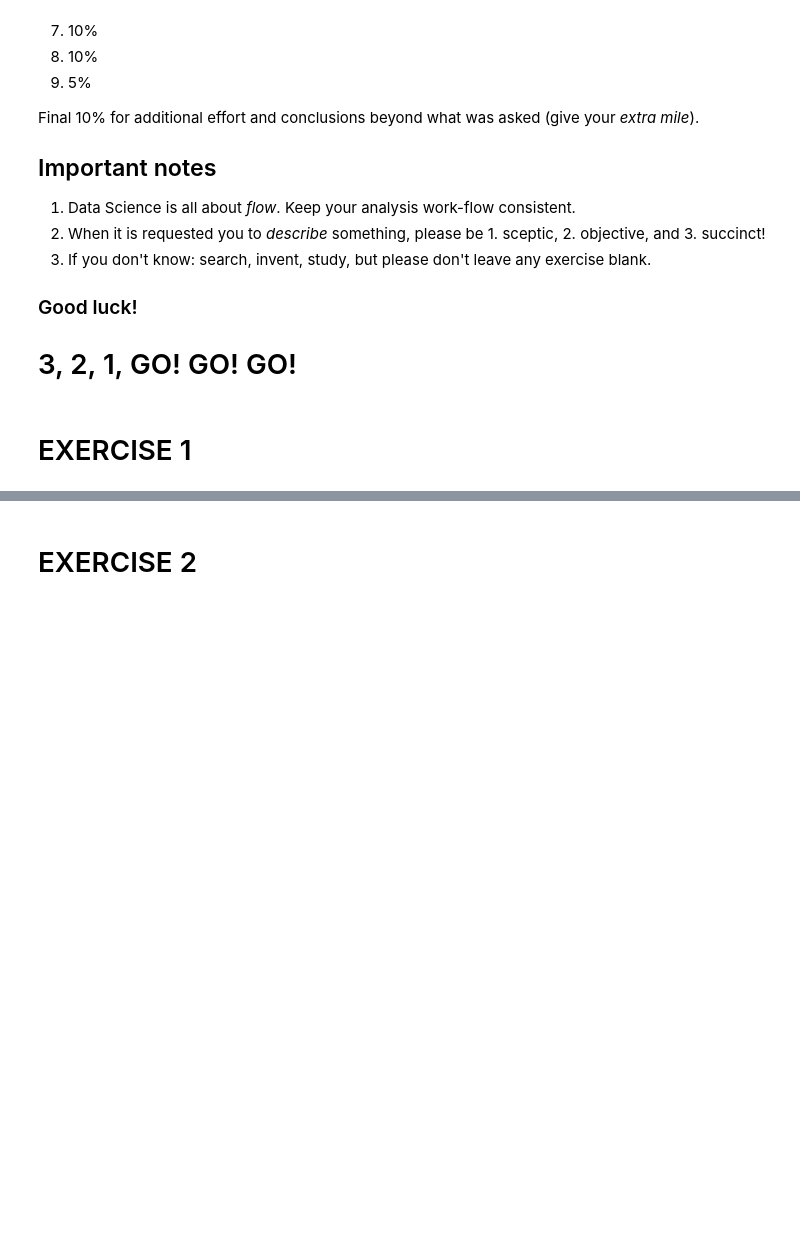
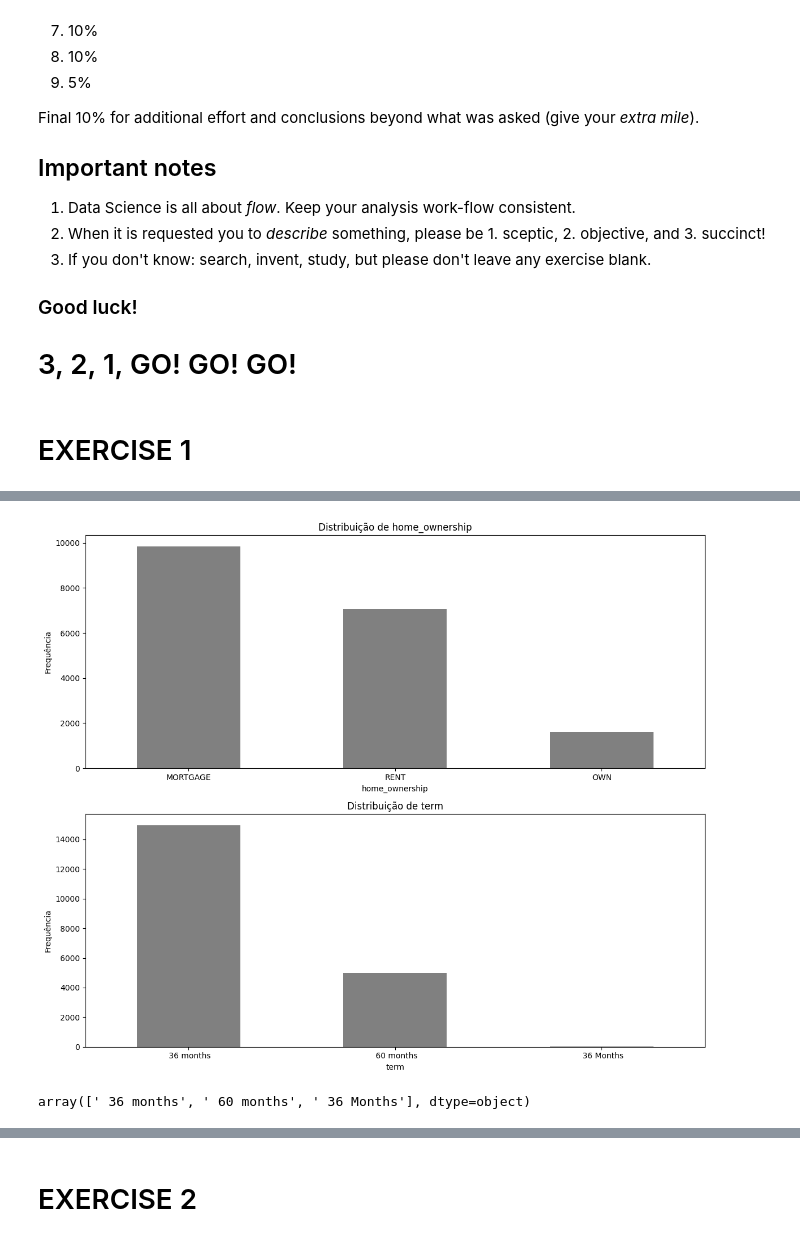
Before and after one commit to pereiranuno/loan-project, a Jupyter notebook: eda-finalproject.ipynb, the cells around one changed output, grey strips where cells are left out. Drawn from its saved outputs; the diff is of its cells as text; code cells hidden in the pictures; blank space fills up the shorter version.

```diff
--- a/eda-finalproject.ipynb
+++ b/eda-finalproject.ipynb
@@ -106,0 +183,20 @@ Final 10% for additional effort and conclusions beyond what was asked (give your
+# %%
+# Contagem das variáveis categóricas
+categorical_columns = ['home_ownership', 'term']
+fig, axes = plt.subplots(2, 1, figsize=(12, 10))
+
+for ax, col in zip(axes.flatten(), categorical_columns):
+    data[col].value_counts().plot(kind='bar', ax=ax,color='gray')
+    ax.set_title(f'Distribuição de {col}')
+    ax.set_xlabel(col)
+    ax.set_ylabel('Frequência')
+    ax.tick_params(axis='x', rotation=0)
+
+plt.tight_layout()
+plt.show()
+# %% [output]
+[figure, added]
+# %%
+data['term'].unique()
+# %% [output]
+array([' 36 months', ' 60 months', ' 36 Months'], dtype=object)
```
Also changed, not shown: parts of 24 cells of this notebook, 1 other file.
